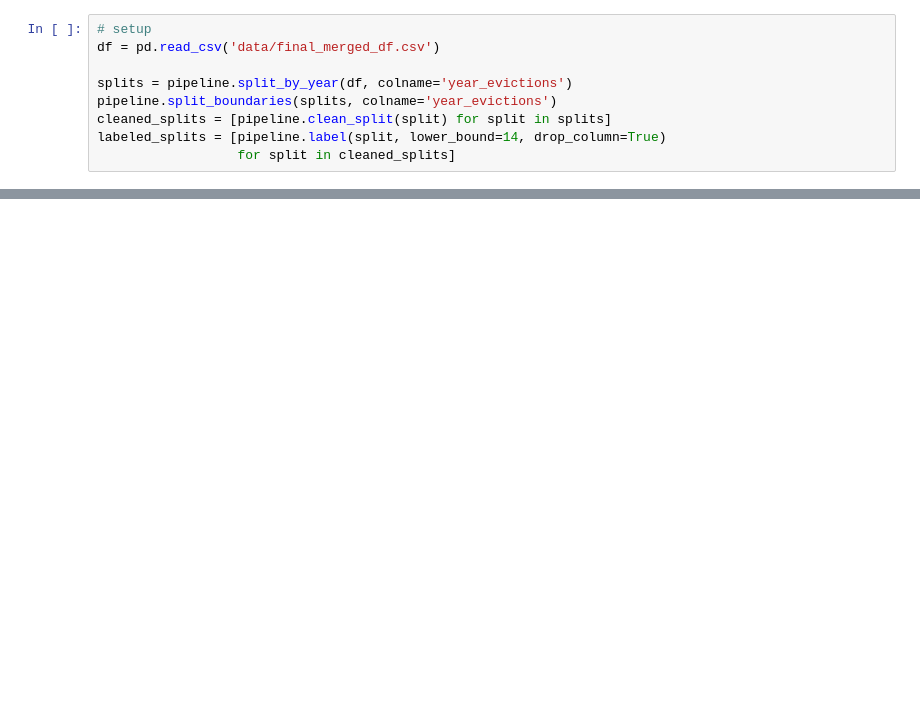
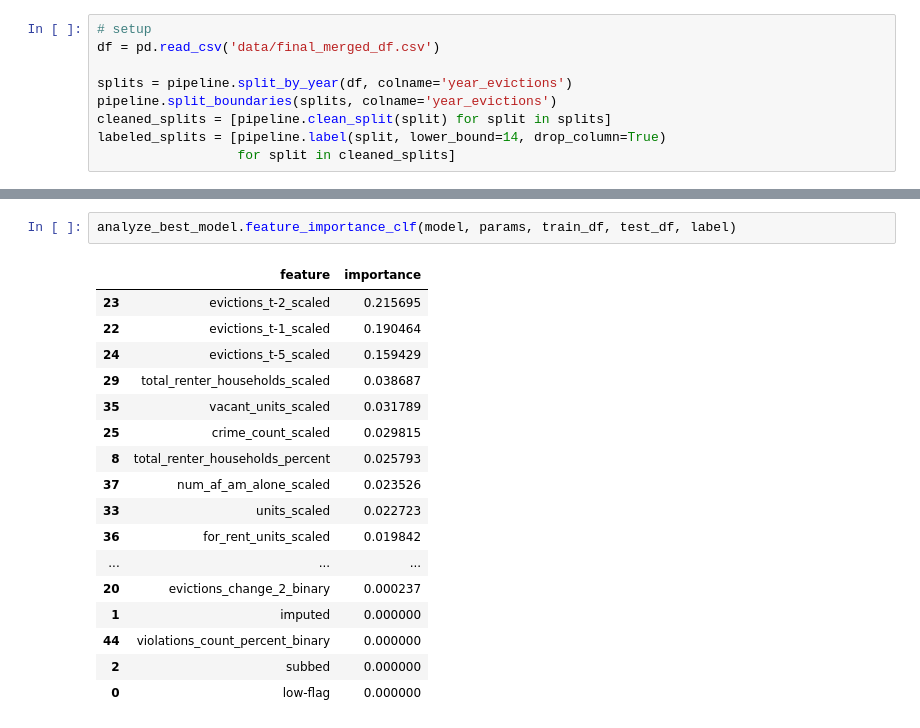
Before and after one commit to sinclairtarget/philly-evictions, a Jupyter notebook: interpret.ipynb, the cells around one changed output, grey strips where cells are left out. Drawn from its saved outputs; the diff is of its cells as text; blank space fills up the shorter version.

```diff
--- a/interpret.ipynb
+++ b/interpret.ipynb
@@ -74,0 +66,20 @@ top_k_blocks_clf(model, X_train, y_train, X_test, 0.16).head(10)
+# %%
+analyze_best_model.feature_importance_clf(model, params, train_df, test_df, label)
+# %% [output]
+|  | feature | importance |
+| 23 | evictions_t-2_scaled | 0.215695 |
+| 22 | evictions_t-1_scaled | 0.190464 |
+| 24 | evictions_t-5_scaled | 0.159429 |
+| 29 | total_renter_households_scaled | 0.038687 |
+| 35 | vacant_units_scaled | 0.031789 |
+| 25 | crime_count_scaled | 0.029815 |
+| 8 | total_renter_households_percent | 0.025793 |
+| 37 | num_af_am_alone_scaled | 0.023526 |
+| 33 | units_scaled | 0.022723 |
+| 36 | for_rent_units_scaled | 0.019842 |
+| ... | ... | ... |
+| 20 | evictions_change_2_binary | 0.000237 |
+| 1 | imputed | 0.000000 |
+| 44 | violations_count_percent_binary | 0.000000 |
+| 2 | subbed | 0.000000 |
+| 0 | low-flag | 0.000000 |
```
Also changed, not shown: parts of 11 cells of this notebook, 1 other file.
